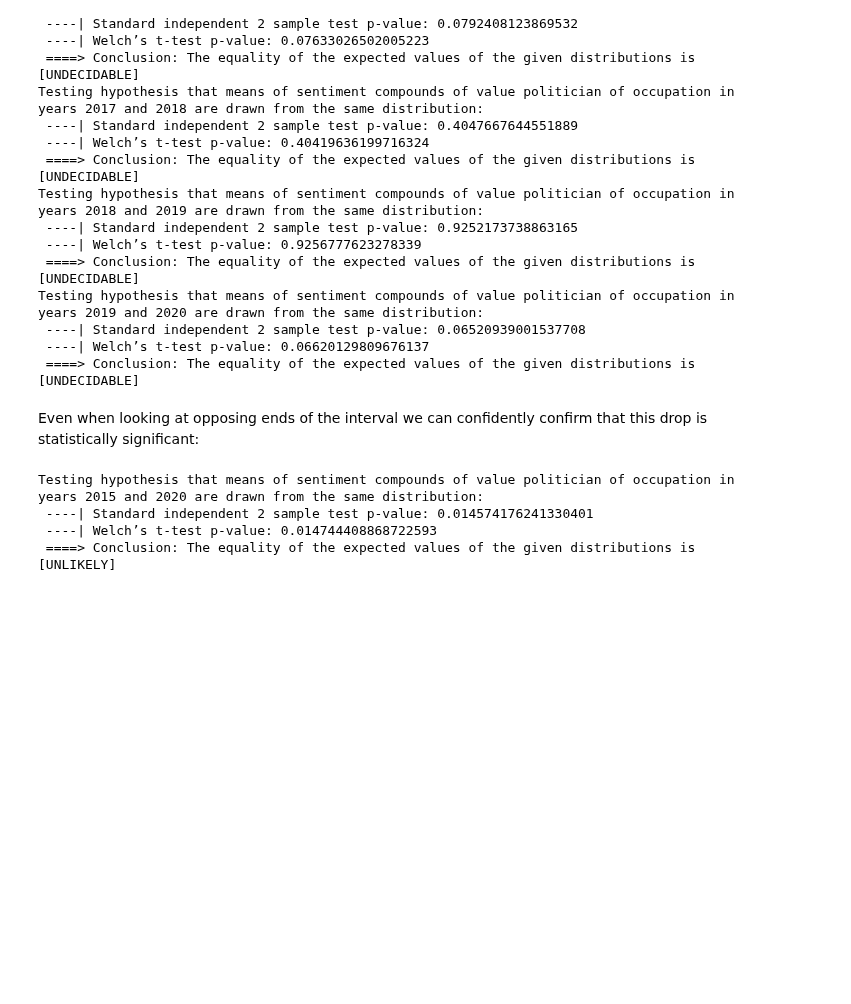
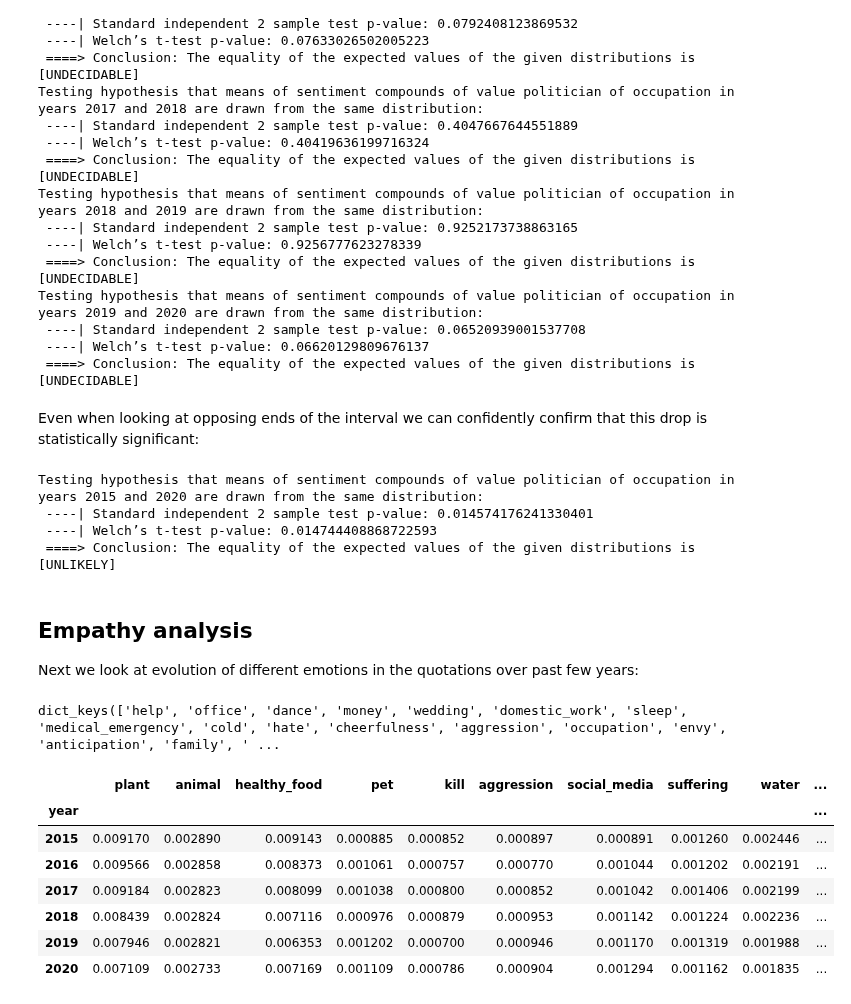
Before and after one commit to epfl-ada/ada-2021-project-nameerror, a Jupyter notebook: notebooks/sentiments_per_time.ipynb, the cells around one changed output. Saved outputs shown, nothing was run; the diff lists cells and outputs as text; code cells hidden in the pictures; blank space fills up the shorter version.

```diff
--- a/notebooks/sentiments_per_time.ipynb
+++ b/notebooks/sentiments_per_time.ipynb
@@ -254,3 +255,7 @@ Testing hypothesis that means of sentiment compounds of value politician of occu
  ----| Standard independent 2 sample test p-value: 0.014574176241330401
  ----| Welch’s t-test p-value: 0.014744408868722593
  ====> Conclusion: The equality of the expected values of the given distributions is [UNLIKELY]
+# %% [markdown]
+## Empathy analysis
+
+Next we look at evolution of different emotions in the quotations over past few years:
@@ -256,0 +265,4 @@ Testing hypothesis that means of sentiment compounds of value politician of occu
+# %%
+lexicon.cats.keys()
+# %% [output]
+dict_keys(['help', 'office', 'dance', 'money', 'wedding', 'domestic_work', 'sleep', 'medical_emergency', 'cold', 'hate', 'cheerfulness', 'aggression', 'occupation', 'envy', 'anticipation', 'family', ' ...
@@ -256,0 +284,13 @@ Testing hypothesis that means of sentiment compounds of value politician of occu
+# %%
+categories = ['plant', 'animal', 'healthy_food', 'pet', 'kill', 'aggression', 'social_media', 'suffering', 'water', 'fear', 'death', 'children']
+data = empath_analysis_per_year(df, categories, lexicon)
+data
+# %% [output]
+|  | plant | animal | healthy_food | pet | kill | aggression | social_media | suffering | water | ... |
+| year |  |  |  |  |  |  |  |  |  | ... |
+| 2015 | 0.009170 | 0.002890 | 0.009143 | 0.000885 | 0.000852 | 0.000897 | 0.000891 | 0.001260 | 0.002446 | ... |
+| 2016 | 0.009566 | 0.002858 | 0.008373 | 0.001061 | 0.000757 | 0.000770 | 0.001044 | 0.001202 | 0.002191 | ... |
+| 2017 | 0.009184 | 0.002823 | 0.008099 | 0.001038 | 0.000800 | 0.000852 | 0.001042 | 0.001406 | 0.002199 | ... |
+| 2018 | 0.008439 | 0.002824 | 0.007116 | 0.000976 | 0.000879 | 0.000953 | 0.001142 | 0.001224 | 0.002236 | ... |
+| 2019 | 0.007946 | 0.002821 | 0.006353 | 0.001202 | 0.000700 | 0.000946 | 0.001170 | 0.001319 | 0.001988 | ... |
+| 2020 | 0.007109 | 0.002733 | 0.007169 | 0.001109 | 0.000786 | 0.000904 | 0.001294 | 0.001162 | 0.001835 | ... |
```
Also changed, not shown: parts of 10 cells of this notebook.
